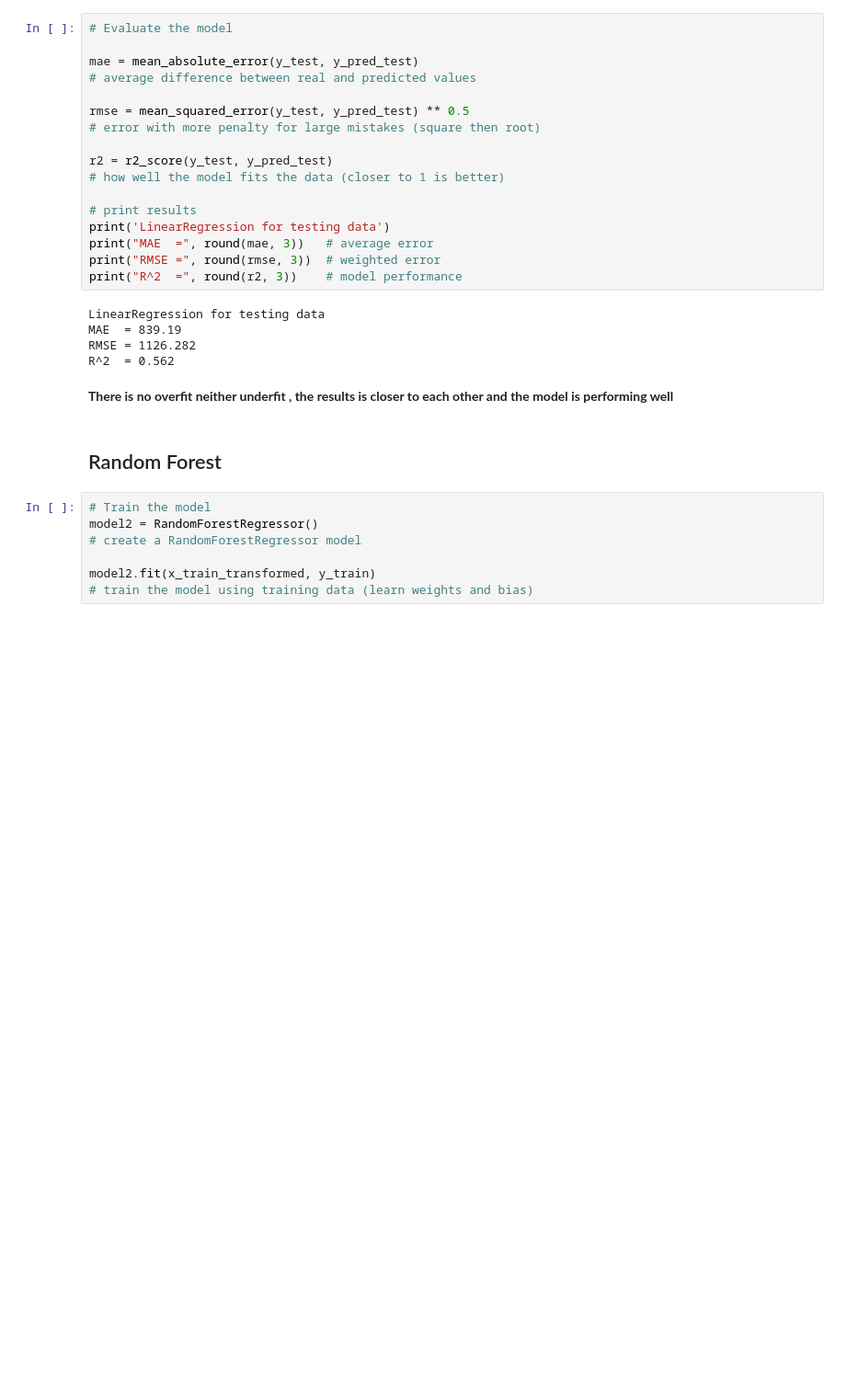
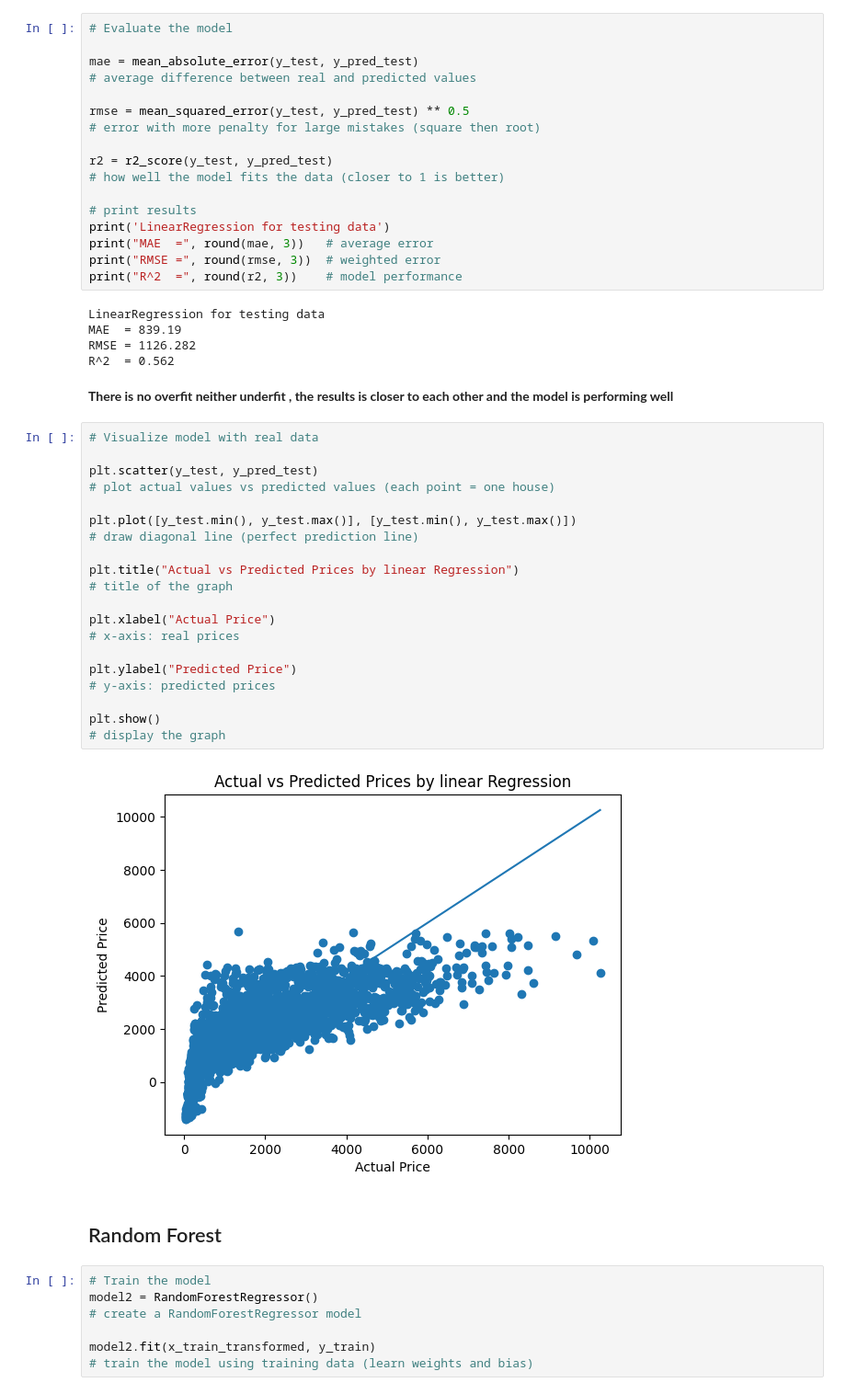
Before and after one commit to abeeraz379/Prediction-of-Product-sales, a Jupyter notebook: prediction of product sales.ipynb, the cells around one changed output. Shown at 92% size. Drawn from its saved outputs; the diff is of its cells as text; blank space fills up the shorter version.

```diff
--- a/prediction of product sales.ipynb
+++ b/prediction of product sales.ipynb
@@ -1592,6 +1592,28 @@ RMSE = 1126.282
 R^2  = 0.562
 # %% [markdown]
 **There is no overfit neither underfit , the results is closer to each other and the model is performing well**
+# %%
+# Visualize model with real data
+
+plt.scatter(y_test, y_pred_test)
+# plot actual values vs predicted values (each point = one house)
+
+plt.plot([y_test.min(), y_test.max()], [y_test.min(), y_test.max()])
+# draw diagonal line (perfect prediction line)
+
+plt.title("Actual vs Predicted Prices by linear Regression")
+# title of the graph
+
+plt.xlabel("Actual Price")
+# x-axis: real prices
+
+plt.ylabel("Predicted Price")
+# y-axis: predicted prices
+
+plt.show()
+# display the graph
+# %% [output]
+[figure, added]
 # %% [markdown]
 ## Random Forest
 # %%
```
Also changed, not shown: parts of 2 cells of this notebook.
